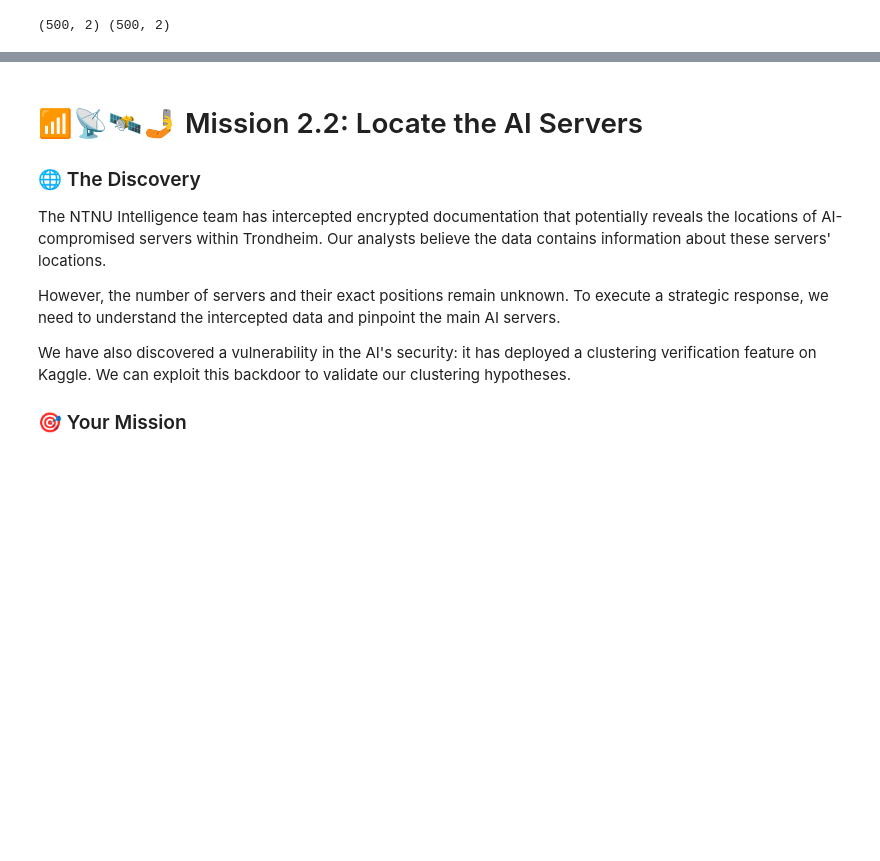
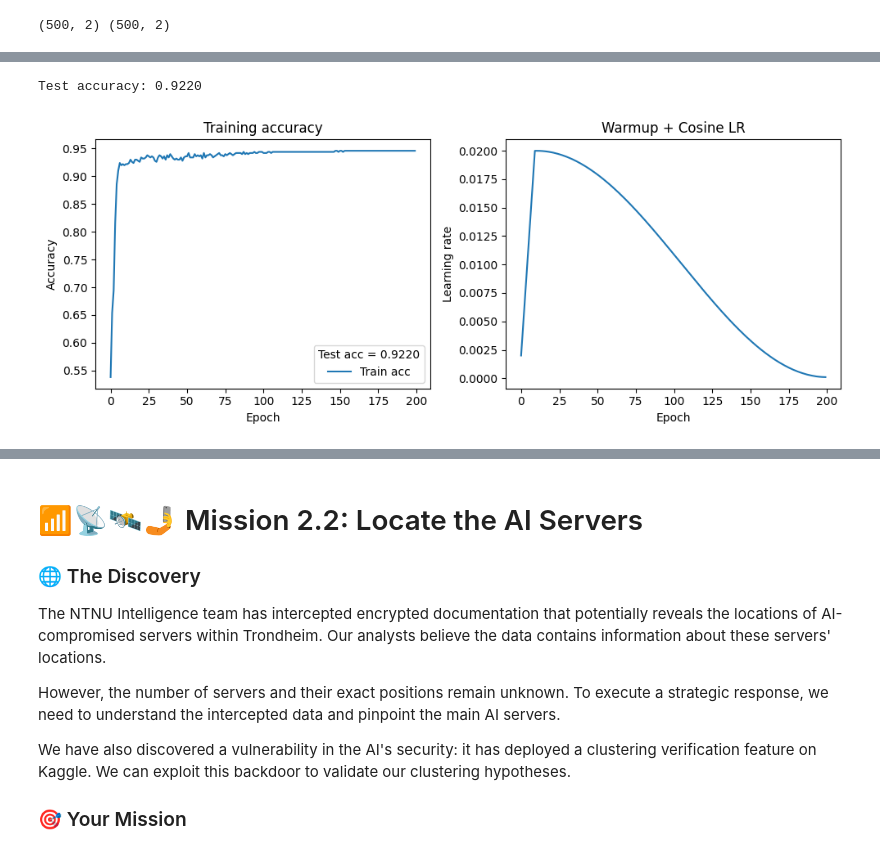
Before and after one commit to joonseren/TDT4172-Introduction-to-Machine-Learning, a Jupyter notebook: Assignment2/Chapter_2.ipynb, the cells around one changed output, grey strips where cells are left out. Drawn from its saved outputs; the diff is of its cells as text; code cells hidden in the pictures; blank space fills up the shorter version.

```diff
--- a/Assignment2/Chapter_2.ipynb
+++ b/Assignment2/Chapter_2.ipynb
@@ -134,0 +103,73 @@ Test accuracy: 0.7920
+# %%
+# setting seed for reproduceability
+SEED = 42
+os.environ["PYTHONHASHSEED"] = str(SEED)
+np.random.seed(SEED); random.seed(SEED); tf.random.set_seed(SEED)
+
+# hyper parameters
+EPOCHS        = 200
+BATCH_SIZE    = 32
+BASE_LR       = 0.02 # maks LR after warmup
+MIN_LR        = 1e-4 # lowest LR after cosinus decay
+WARMUP_EPOCHS = 10
+
+# model setup
+model = tf.keras.Sequential([
+    tf.keras.layers.Input(shape=(2,)),
+    tf.keras.layers.Dense(16, activation="relu"),
+    tf.keras.layers.Dense(8, activation="relu"),
+    tf.keras.layers.Dense(1, activation="sigmoid"),
+])
+
+model.compile(
+    optimizer=tf.keras.optimizers.Adam(learning_rate=BASE_LR),
+    loss="binary_crossentropy",
+    metrics=["accuracy"]
+)
+
+# learning-rate schedule (warmup + cosinus)
+def lr_schedule(epoch):
+    if epoch < WARMUP_EPOCHS:
+        return BASE_LR * (epoch + 1) / WARMUP_EPOCHS # linear warmup
+    progress = (epoch - WARMUP_EPOCHS) / (EPOCHS - WARMUP_EPOCHS)
+    return MIN_LR + 0.5 * (BASE_LR - MIN_LR) * (1 + math.cos(math.pi * progress)) # cosinus decay
+
+lr_callback = tf.keras.callbacks.LearningRateScheduler(lr_schedule, verbose=0)
+
+# trainng
+history = model.fit(
+    X_train, y_train,
+    epochs=EPOCHS,
+    batch_size=BATCH_SIZE,
+    verbose=0,
+    callbacks=[lr_callback]
+)
+
+# testing, output function
+test_loss, test_acc = model.evaluate(X_test, y_test, verbose=0)
+
+def output():
+    lrs = [lr_schedule(e) for e in range(EPOCHS)]
+
+    print(f"Test accuracy: {test_acc:.4f}")
+
+    fig, ax = plt.subplots(1, 2, figsize=(10, 4))
+
+    # (1) Accuracy
+    ax[0].plot(history.history["accuracy"], label="Train acc")
+    ax[0].set_title("Training accuracy")
+    ax[0].set_xlabel("Epoch"); ax[0].set_ylabel("Accuracy")
+    ax[0].legend(loc="lower right", title=f"Test acc = {test_acc:.4f}")
+
+    # (2) Learning rate
+    ax[1].plot(lrs)
+    ax[1].set_title("Warmup + Cosine LR")
+    ax[1].set_xlabel("Epoch"); ax[1].set_ylabel("Learning rate")
+
+    plt.tight_layout()
+    plt.show()
+
+output()
+# %% [output]
+Test accuracy: 0.9220
+[figure, added]
```
Also changed, not shown: parts of 11 cells of this notebook, 5 other files.
